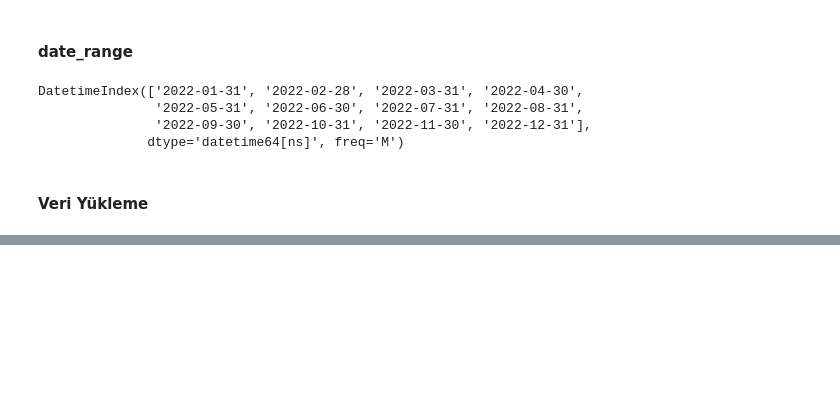
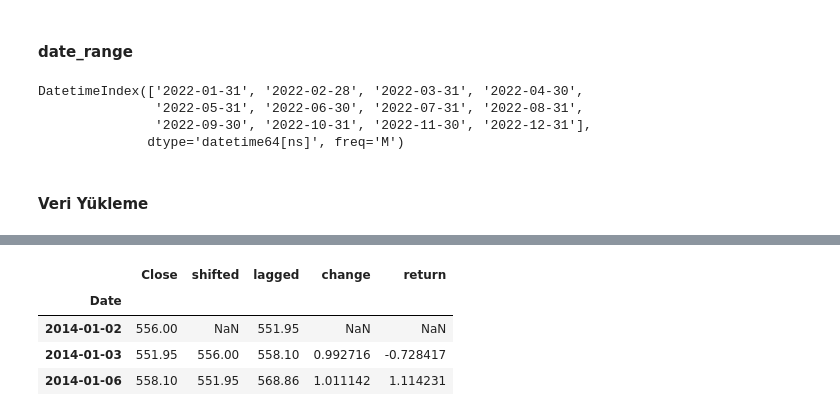
Before and after one commit to ibrahimediz/timeseriesanalysandforecasting0712_1112_23, a Jupyter notebook: Dokumanlar/01_ManipulateData.ipynb, the cells around one changed output, grey strips where cells are left out. Cells and saved outputs as stored; diff of their text form; code cells hidden in the pictures; blank space fills up the shorter version.

```diff
--- a/Dokumanlar/01_ManipulateData.ipynb
+++ b/Dokumanlar/01_ManipulateData.ipynb
@@ -41,0 +163,10 @@ DatetimeIndex(['2022-01-31', '2022-02-28', '2022-03-31', '2022-04-30',
+# %%
+google["change"] = google.Close.div(google.shifted)
+google["return"] = google.change.sub(1).mul(100)
+google.head(3)
+# %% [output]
+|  | Close | shifted | lagged | change | return |
+| Date |  |  |  |  |  |
+| 2014-01-02 | 556.00 | NaN | 551.95 | NaN | NaN |
+| 2014-01-03 | 551.95 | 556.00 | 558.10 | 0.992716 | -0.728417 |
+| 2014-01-06 | 558.10 | 551.95 | 568.86 | 1.011142 | 1.114231 |
```
Also changed, not shown: parts of 18 cells of this notebook, 15 other files.
